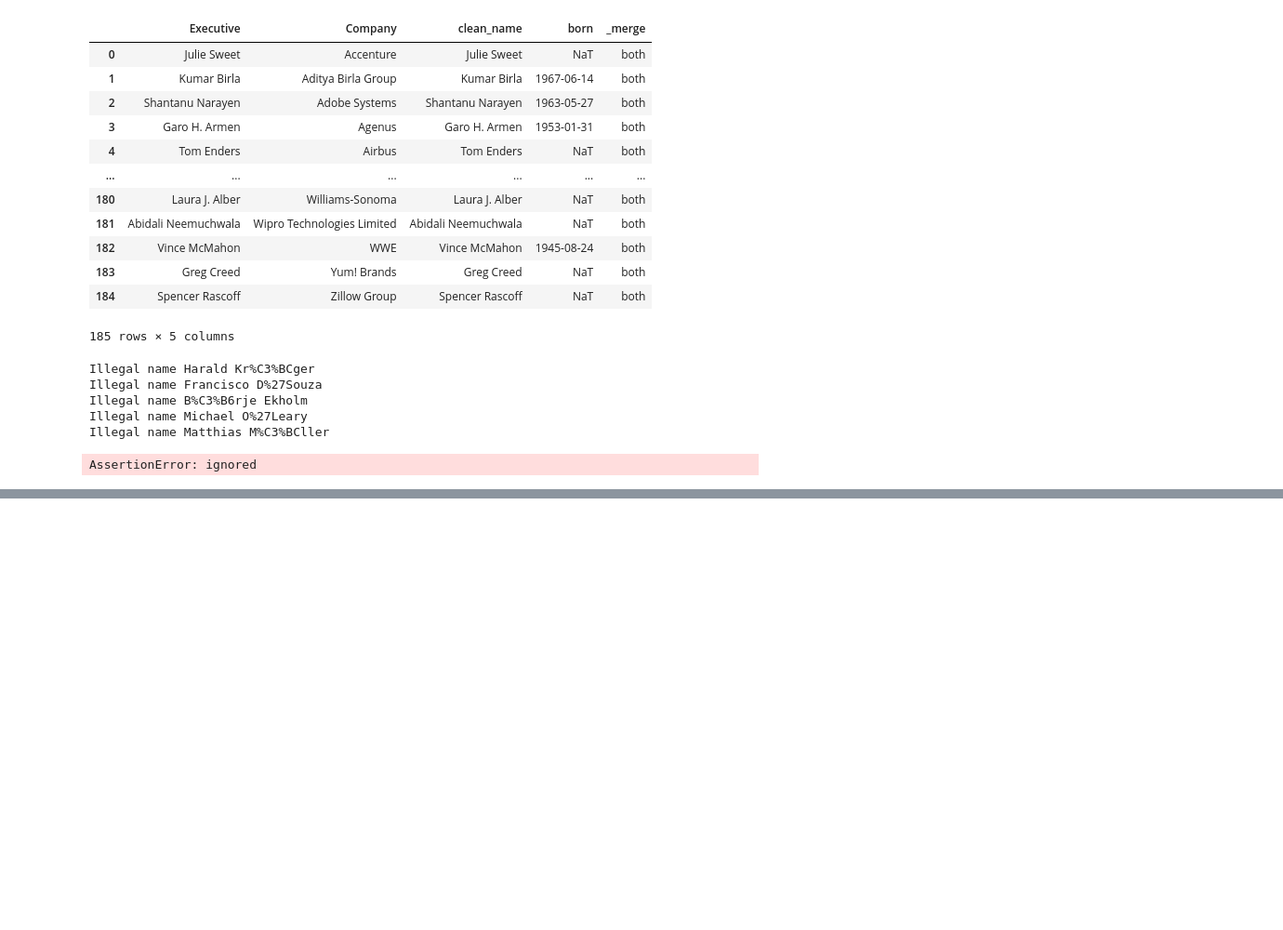
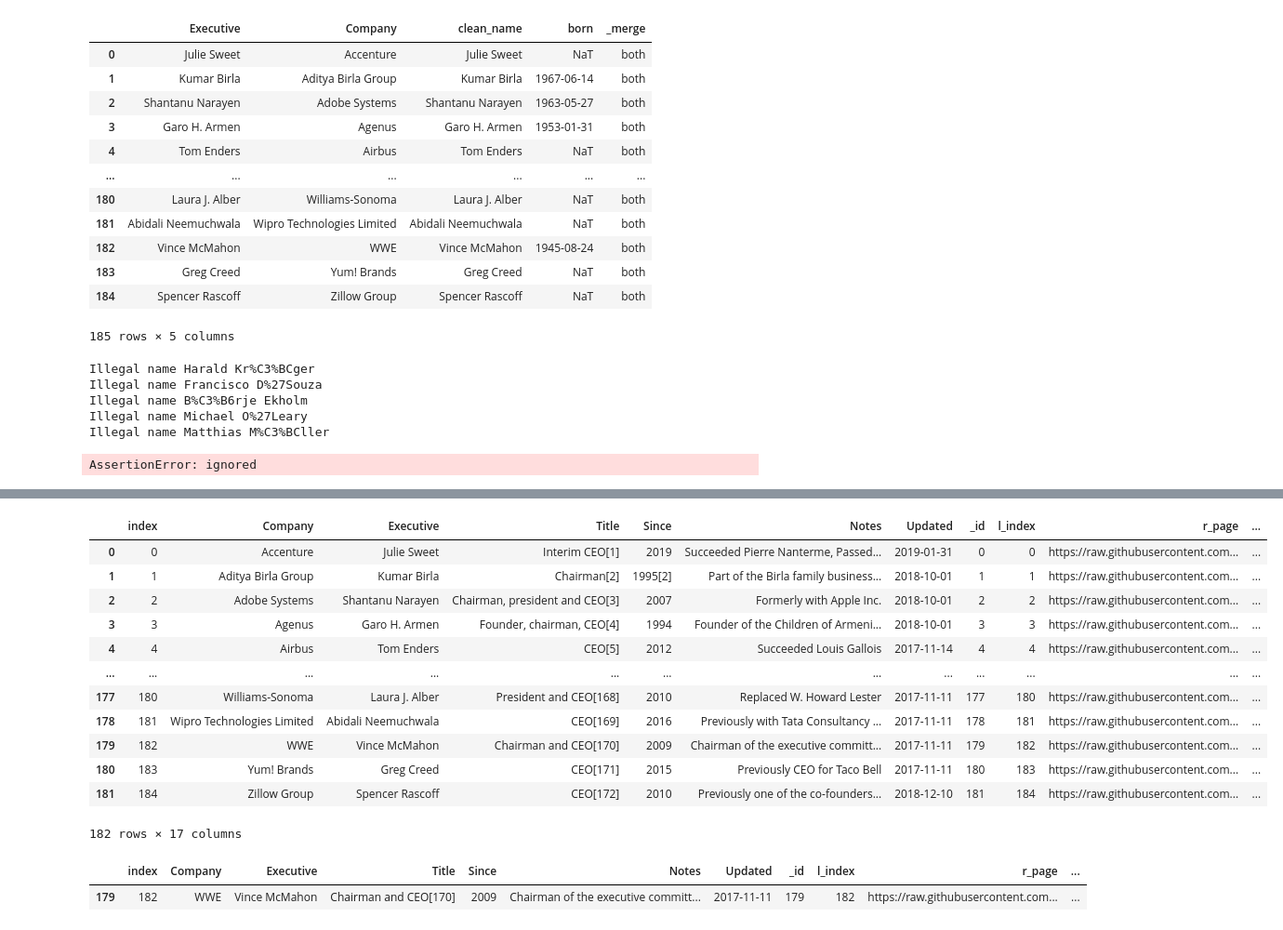
Before and after one commit to PazSheimy/GoogleColab-DataScience, a Jupyter notebook: DataWrangling.ipynb, the cells around one changed output, grey strips where cells are left out. Shown at 93% size. Saved outputs shown, nothing was run; the diff lists cells and outputs as text; code cells hidden in the pictures; blank space fills up the shorter version.

```diff
--- a/DataWrangling.ipynb
+++ b/DataWrangling.ipynb
@@ -437,0 +500,19 @@ AssertionError: ignored
+# %%
+total = company_ceos_df.merge(output_pairs,left_on=['Executive'], right_on=['l_Executive']). \
+merge(exec_df,left_on=['r_page'],right_on=['page'])
+
+total
+# %% [output]
+|  | index | Company | Executive | Title | Since | Notes | Updated | _id | l_index | r_page | ... |
+| 0 | 0 | Accenture | Julie Sweet | Interim CEO[1] | 2019 | Succeeded Pierre Nanterme, Passed... | 2019-01-31 | 0 | 0 | https://raw.githubusercontent.com... | ... |
+| 1 | 1 | Aditya Birla Group | Kumar Birla | Chairman[2] | 1995[2] | Part of the Birla family business... | 2018-10-01 | 1 | 1 | https://raw.githubusercontent.com... | ... |
+| 2 | 2 | Adobe Systems | Shantanu Narayen | Chairman, president and CEO[3] | 2007 | Formerly with Apple Inc. | 2018-10-01 | 2 | 2 | https://raw.githubusercontent.com... | ... |
+| 3 | 3 | Agenus | Garo H. Armen | Founder, chairman, CEO[4] | 1994 | Founder of the Children of Armeni... | 2018-10-01 | 3 | 3 | https://raw.githubusercontent.com... | ... |
+| 4 | 4 | Airbus | Tom Enders | CEO[5] | 2012 | Succeeded Louis Gallois | 2017-11-14 | 4 | 4 | https://raw.githubusercontent.com... | ... |
+| ... | ... | ... | ... | ... | ... | ... | ... | ... | ... | ... | ... |
+| 177 | 180 | Williams-Sonoma | Laura J. Alber | President and CEO[168] | 2010 | Replaced W. Howard Lester | 2017-11-11 | 177 | 180 | https://raw.githubusercontent.com... | ... |
+| 178 | 181 | Wipro Technologies Limited | Abidali Neemuchwala | CEO[169] | 2016 | Previously with Tata Consultancy ... | 2017-11-11 | 178 | 181 | https://raw.githubusercontent.com... | ... |
+| 179 | 182 | WWE | Vince McMahon | Chairman and CEO[170] | 2009 | Chairman of the executive committ... | 2017-11-11 | 179 | 182 | https://raw.githubusercontent.com... | ... |
+| 180 | 183 | Yum! Brands | Greg Creed | CEO[171] | 2015 | Previously CEO for Taco Bell | 2017-11-11 | 180 | 183 | https://raw.githubusercontent.com... | ... |
+| 181 | 184 | Zillow Group | Spencer Rascoff | CEO[172] | 2010 | Previously one of the co-founders... | 2018-12-10 | 181 | 184 | https://raw.githubusercontent.com... | ... |
+182 rows × 17 columns
@@ -437,0 +523,7 @@ AssertionError: ignored
+# %%
+#Grouping
+
+total.groupby(by='born').get_group(datetime.datetime.strptime('1945-08-24', '%Y-%m-%d'))
+# %% [output]
+|  | index | Company | Executive | Title | Since | Notes | Updated | _id | l_index | r_page | ... |
+| 179 | 182 | WWE | Vince McMahon | Chairman and CEO[170] | 2009 | Chairman of the executive committ... | 2017-11-11 | 179 | 182 | https://raw.githubusercontent.com... | ... |
```
Also changed, not shown: parts of 10 cells of this notebook.
